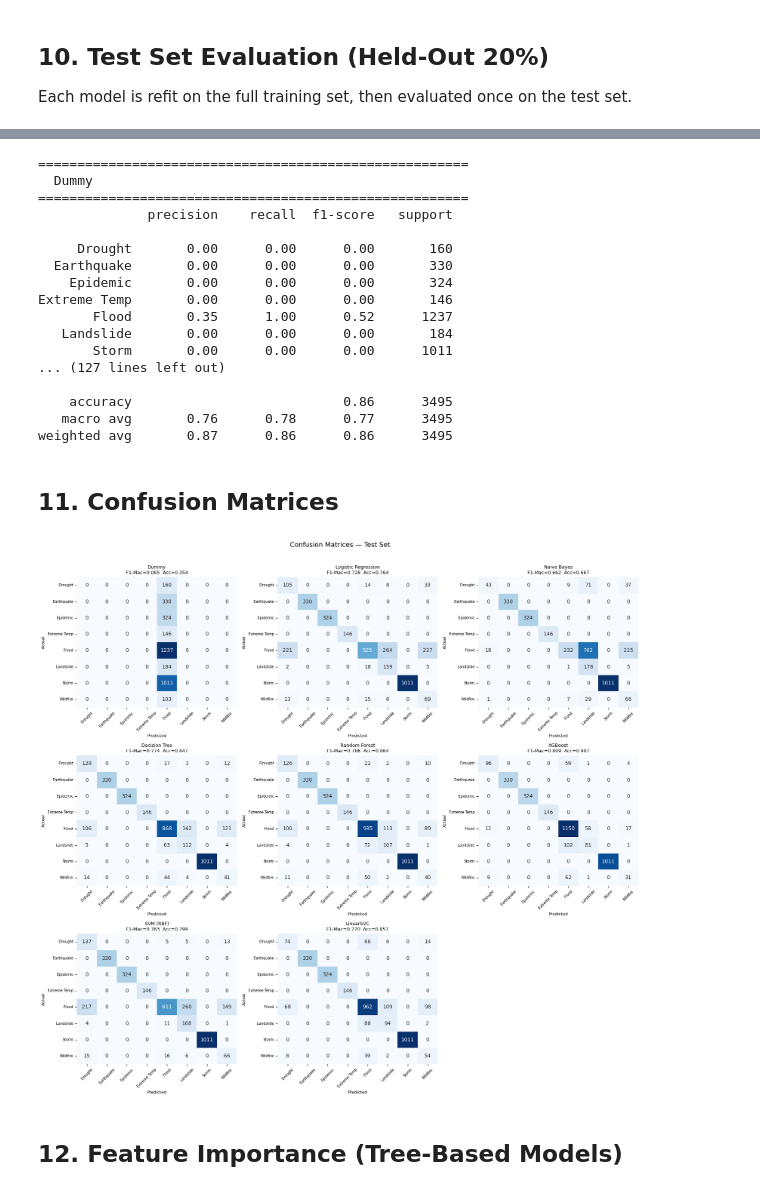
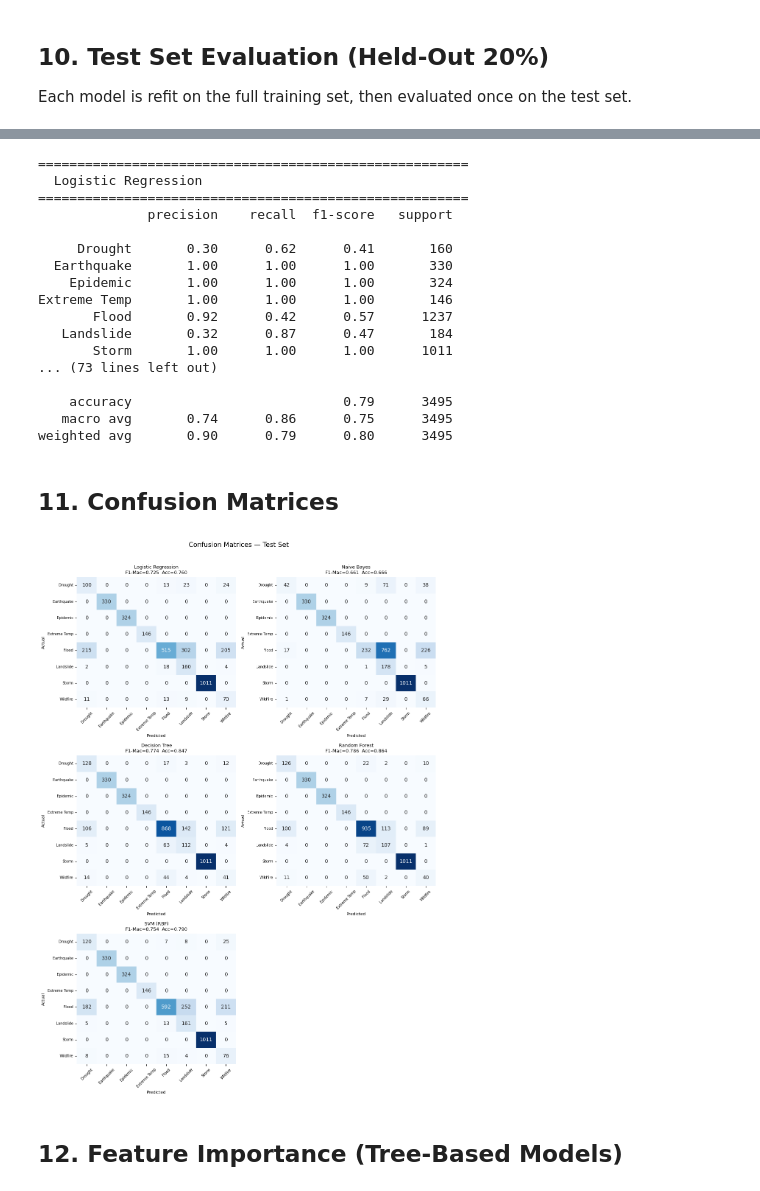
Before and after one commit to chaw-ai-tech/disaster-type-prediction, a Jupyter notebook: notebooks/03_baseline_model.ipynb, the cells around one changed output, grey strips where cells are left out. Cells and saved outputs as stored; diff of their text form; code cells hidden in the pictures.

```diff
--- a/notebooks/03_baseline_model.ipynb
+++ b/notebooks/03_baseline_model.ipynb
@@ -130,7 +127,6 @@ SCORING = ["accuracy", "f1_macro", "f1_weighted"]
 All non-dummy models use `class_weight='balanced'` to handle the 12× imbalance.
 # %%
 models = {
-    "Dummy"              : DummyClassifier(strategy="most_frequent"),
     "Logistic Regression": LogisticRegression(
                                max_iter=1000,
                                class_weight="balanced",
@@ -144,12 +140,12 @@ models = {
                                class_weight="balanced",
                                random_state=42,
                                n_jobs=-1),
-    "XGBoost"            : XGBClassifier(
-                               n_estimators=200,
-                               eval_metric="mlogloss",
-                               random_state=42,
-                               n_jobs=-1,
-                               verbosity=0),
+    # "XGBoost"            : XGBClassifier(
+    #                            n_estimators=200,
+    #                            eval_metric="mlogloss",
+    #                            random_state=42,
+    #                            n_jobs=-1,
+    #                            verbosity=0),
 #     "LightGBM"           : LGBMClassifier(
 #                                n_estimators=200,
 #                                class_weight="balanced",
@@ -161,10 +157,7 @@ models = {
                                class_weight="balanced",
                                random_state=42,
                                cache_size=500),
-    "LinearSVC"          : LinearSVC(
-                               class_weight="balanced",
-                               random_state=42,
-                               max_iter=2000),
+
 }
 # %% [markdown]
 ## 9. Cross-Validation Results (Train Set Only)
@@ -274,55 +261,55 @@ for name, model in models.items():
     print(classification_report(y_test, y_pred, target_names=TARGET_NAMES))
 # %% [output]
 =======================================================
-  Dummy
+  Logistic Regression
 =======================================================
               precision    recall  f1-score   support
 
-     Drought       0.00      0.00      0.00       160
-  Earthquake       0.00      0.00      0.00       330
-    Epidemic       0.00      0.00      0.00       324
-Extreme Temp       0.00      0.00      0.00       146
-       Flood       0.35      1.00      0.52      1237
-   Landslide       0.00      0.00      0.00       184
-       Storm       0.00      0.00      0.00      1011
-... (127 lines left out)
+     Drought       0.30      0.62      0.41       160
+  Earthquake       1.00      1.00      1.00       330
+    Epidemic       1.00      1.00      1.00       324
+Extreme Temp       1.00      1.00      1.00       146
+       Flood       0.92      0.42      0.57      1237
+   Landslide       0.32      0.87      0.47       184
+       Storm       1.00      1.00      1.00      1011
+... (73 lines left out)
 
-    accuracy                           0.86      3495
-   macro avg       0.76      0.78      0.77      3495
-weighted avg       0.87      0.86      0.86      3495
+    accuracy                           0.79      3495
+   macro avg       0.74      0.86      0.75      3495
+weighted avg       0.90      0.79      0.80      3495
 # %% [markdown]
 ## 11. Confusion Matrices
 # %%
 n_models = len(models)              # 9 models → 3×3 grid
-ncols    = 3
+ncols    = 2
 nrows    = (n_models + ncols - 1) // ncols   # auto-compute rows
 
 fig, axes = plt.subplots(nrows, ncols, figsize=(ncols * 5.5, nrows * 5))
 axes = axes.flatten()
 
 for ax, (name, model) in zip(axes, models.items()):
     y_pred = model.predict(X_test)
     cm     = confusion_matrix(y_test, y_pred)
     sns.heatmap(cm, annot=True, fmt="d", ax=ax,
                 xticklabels=TARGET_NAMES, yticklabels=TARGET_NAMES,
                 cmap="Blues", cbar=False)
     f1  = f1_score(y_test, y_pred, average="macro")
     acc = accuracy_score(y_test, y_pred)
     ax.set_title(f"{name}\nF1-Mac={f1:.3f}  Acc={acc:.3f}", fontsize=9)
     ax.set_xlabel("Predicted", fontsize=8)
     ax.set_ylabel("Actual", fontsize=8)
     ax.tick_params(axis="x", rotation=45, labelsize=7)
     ax.tick_params(axis="y", rotation=0,  labelsize=7)
 
 # Hide unused subplots
 for ax in axes[n_models:]:
     ax.set_visible(False)
 
 plt.suptitle("Confusion Matrices — Test Set", fontsize=13, y=1.01)
 plt.tight_layout()
 plt.show()
 # %% [output]
-[figure, old version]
+[figure, new version]
 # %% [markdown]
 ## 12. Feature Importance (Tree-Based Models)
 # %%
```
Also changed, not shown: parts of 6 cells of this notebook.
